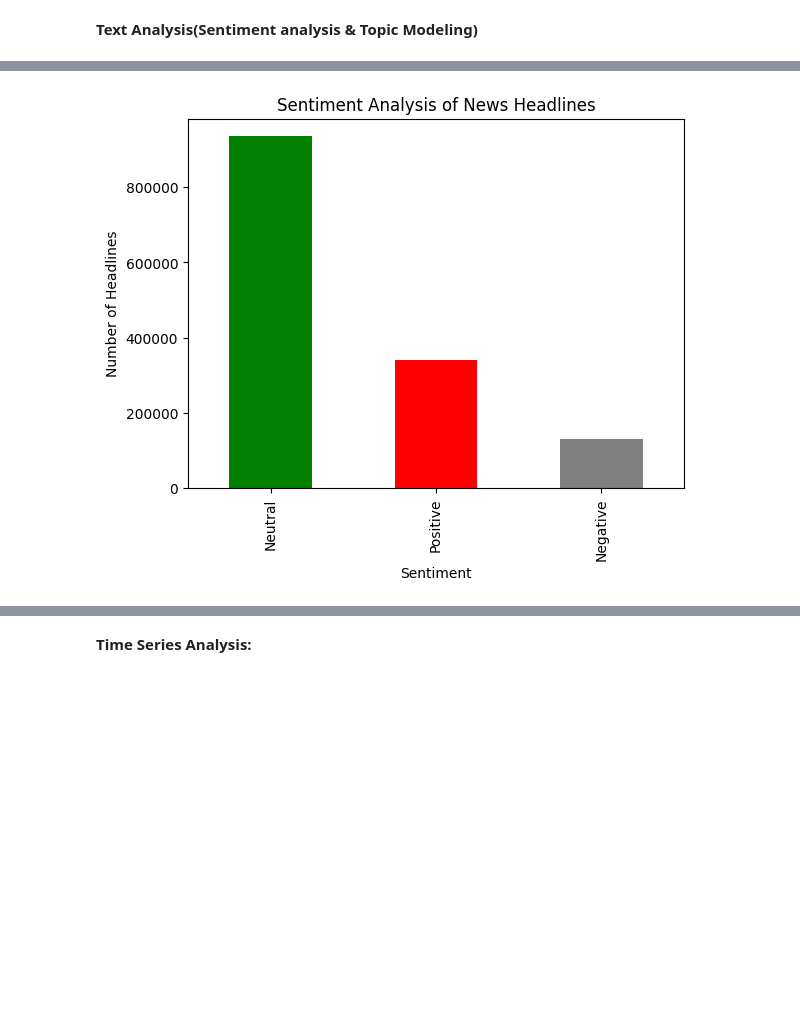
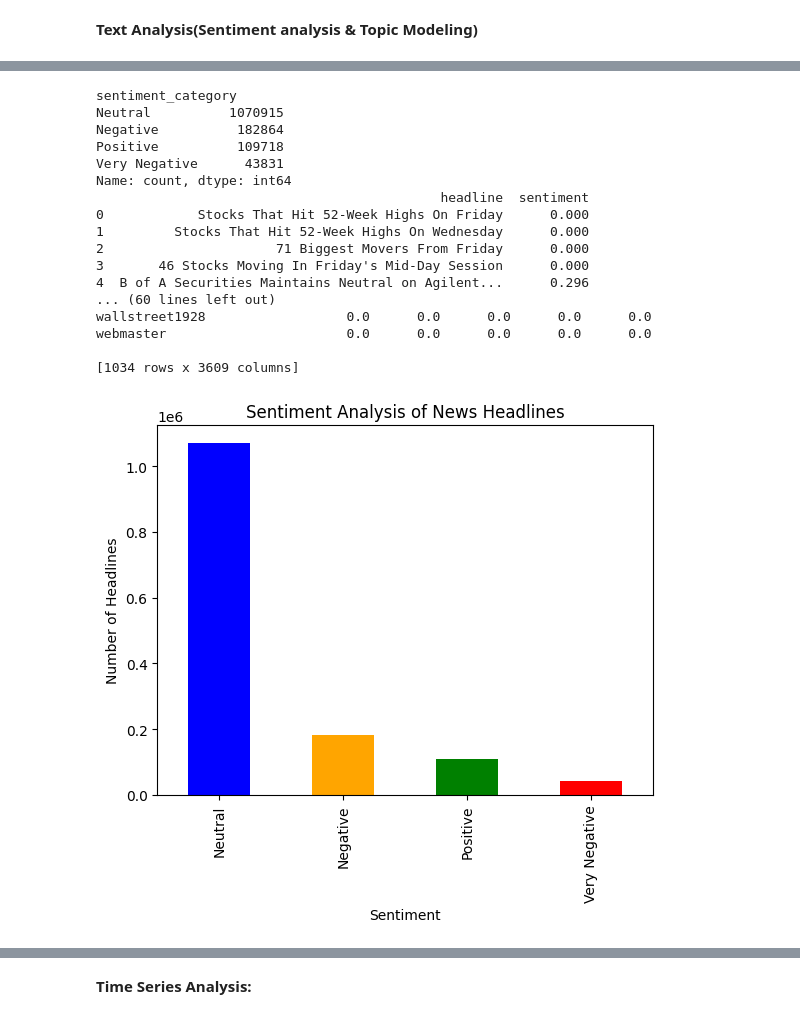
Before and after one commit to Bekyy/financial-news-data-analysis, a Jupyter notebook: notebooks/sentiment_analysis.ipynb, the cells around one changed output, grey strips where cells are left out. Saved outputs shown, nothing was run; the diff lists cells and outputs as text; code cells hidden in the pictures; blank space fills up the shorter version.

```diff
--- a/notebooks/sentiment_analysis.ipynb
+++ b/notebooks/sentiment_analysis.ipynb
@@ -116,11 +80,16 @@ data.head()
 # %%
 import matplotlib.pyplot as plt
+# Convert the column to datetime
+dta_for_analysis = data.copy()
+dta_for_analysis['date'] = pd.to_datetime(dta_for_analysis['date'], format='ISO8601')
+# Eract only the date
+dta_for_analysis['date'] = dta_for_analysis['date'].dt.date
 
 # Plot Close price and MACD
 plt.figure(figsize=(7, 5))
 fig, ax = plt.subplots()
 # Count articles per day
-articles_per_day = data['date'].value_counts().sort_index()
+articles_per_day = dta_for_analysis['date'].value_counts().sort_index()
 print(articles_per_day)
 
 # Optional: Plotting the trend over time
@@ -131,13 +100,13 @@ plt.show()
 
 
 # Convert the date column to datetime if it's not already
-data['date'] = pd.to_datetime(data['date'])
+dta_for_analysis['date'] = pd.to_datetime(dta_for_analysis['date'])
 
 # Set the date as the index
-data.set_index('date', inplace=True)
+dta_for_analysis.set_index('date', inplace=True)
 
 # Now convert the index to a period and count articles per month
-articles_per_month = data.index.to_period('M').value_counts().sort_index()
+articles_per_month = dta_for_analysis.index.to_period('M').value_counts().sort_index()
 print('articles_per_month')
 print(articles_per_month)
 # Optional: Plotting the trend over time
@@ -254,0 +158,11 @@ Name: count, dtype: int64
+# %%
+import nltk
+from nltk.sentiment.vader import SentimentIntensityAnalyzer
+sentiment_data=data.copy()
+sia = SentimentIntensityAnalyzer()
+
+# Calculate the sentiment of the headlines
+sentiment_data['sentiment'] = sentiment_data['headline'].apply(lambda x: sia.polarity_scores(text=x)['compound'])
+# Categorize the sentiment scores
+sentiment_data['sentiment_category'] = pd.cut(sentiment_data['sentiment'], bins=[-1, -0.5, -0.0001, 0.5, 1], labels=['Very Negative', 'Negative', 'Neutral', 'Positive'])
+sentiment_data
@@ -255,11 +183,40 @@ Name: count, dtype: int64
 # %%
+sentiment_distribution = sentiment_data['sentiment_category'].value_counts()
+print(sentiment_distribution)
+
+# Display the result
+print(sentiment_data[['headline', 'sentiment']].head())
+
+# Count the sentiment distribution
+sentiment_distribution_ = sentiment_data['sentiment'].value_counts()
+print(sentiment_distribution_.head())
+
+# Analyze sentiment by publisher
+sentiment_by_publisher = sentiment_data.groupby('publisher')['sentiment'].value_counts().unstack().fillna(0)
+print(sentiment_by_publisher)
+
 import matplotlib.pyplot as plt
-
-# Plot the sentiment distribution
-sentiment_distribution.plot(kind='bar', color=['green', 'red', 'gray'])
+sentiment_distribution.plot(kind='bar', color=['blue', 'orange','green', 'red'])
 plt.xlabel('Sentiment')
 plt.ylabel('Number of Headlines')
 plt.title('Sentiment Analysis of News Headlines')
 plt.show()
 # %% [output]
+sentiment_category
+Neutral          1070915
+Negative          182864
+Positive          109718
+Very Negative      43831
+Name: count, dtype: int64
+                                            headline  sentiment
+0            Stocks That Hit 52-Week Highs On Friday      0.000
+1         Stocks That Hit 52-Week Highs On Wednesday      0.000
+2                      71 Biggest Movers From Friday      0.000
+3       46 Stocks Moving In Friday's Mid-Day Session      0.000
+4  B of A Securities Maintains Neutral on Agilent...      0.296
+... (60 lines left out)
+wallstreet1928                  0.0      0.0      0.0      0.0      0.0
+webmaster                       0.0      0.0      0.0      0.0      0.0
+
+[1034 rows x 3609 columns]
-[figure, old version]
+[figure, new version]
```
Also changed, not shown: parts of 37 cells of this notebook, 4 other files.
